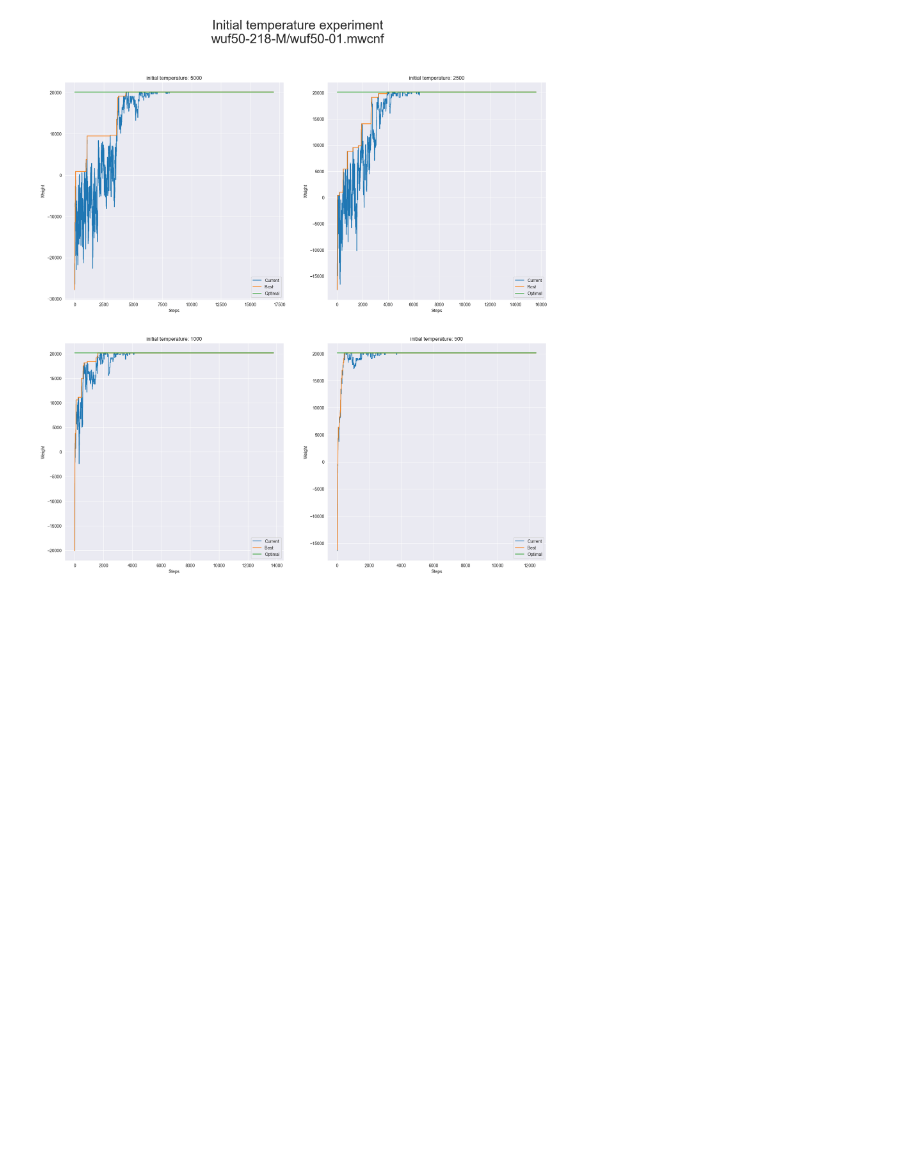
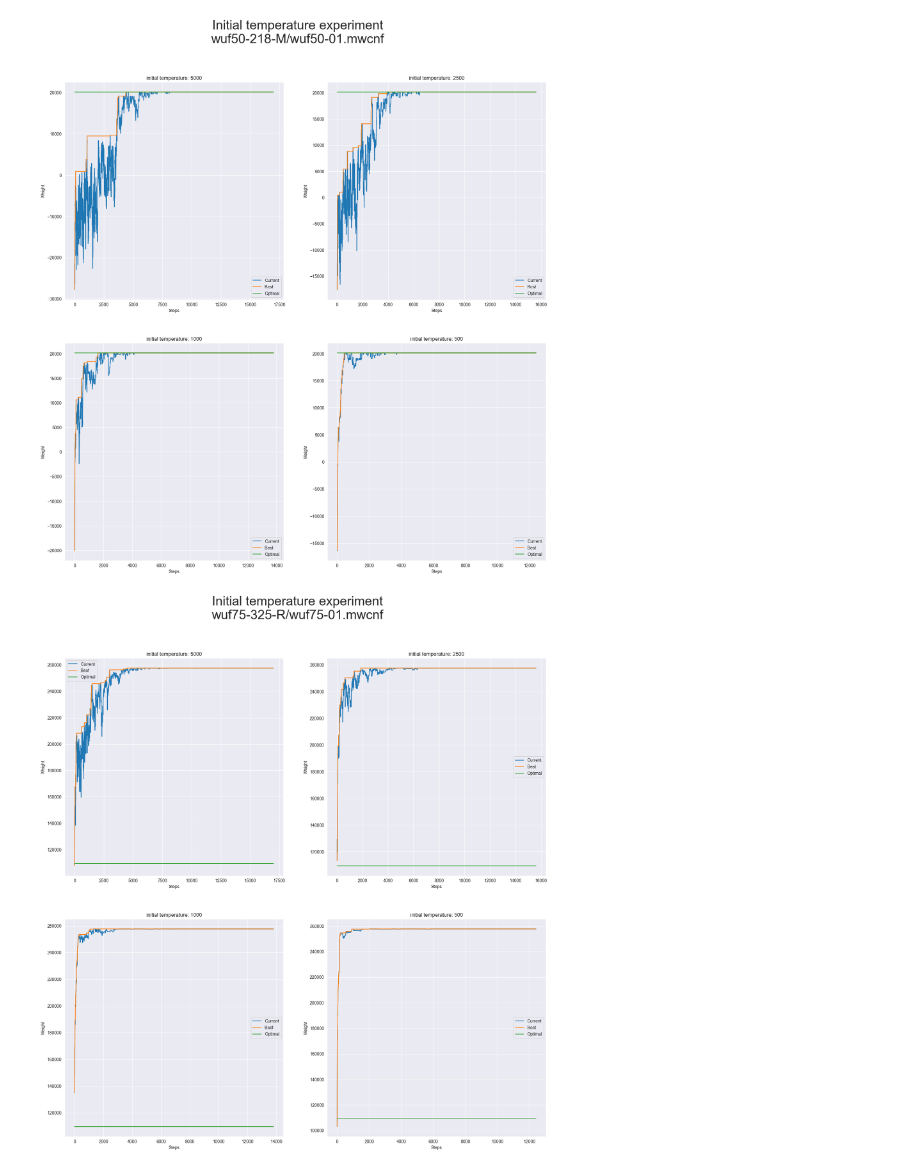
Before and after one commit to zapotocnylubos/ni-kop-heuristic, a Jupyter notebook: main.ipynb, the cells around one changed output. Cells and saved outputs as stored; diff of their text form; code cells hidden in the pictures; blank space fills up the shorter version.

Commit message:
wuf75-325 initial temerature test

```diff
--- a/main.ipynb
+++ b/main.ipynb
@@ -145,3 +145,11 @@ instance = 'wuf50-01.mwcnf'
 run_experiment_initial_temperature(suite, suite_variation, instance)
 # %% [output]
 [figure]
+# %%
+suite = 'wuf75-325'
+suite_variation = 'R'
+instance = 'wuf75-01.mwcnf'
+
+run_experiment_initial_temperature(suite, suite_variation, instance)
+# %% [output]
+[figure, added]
```
